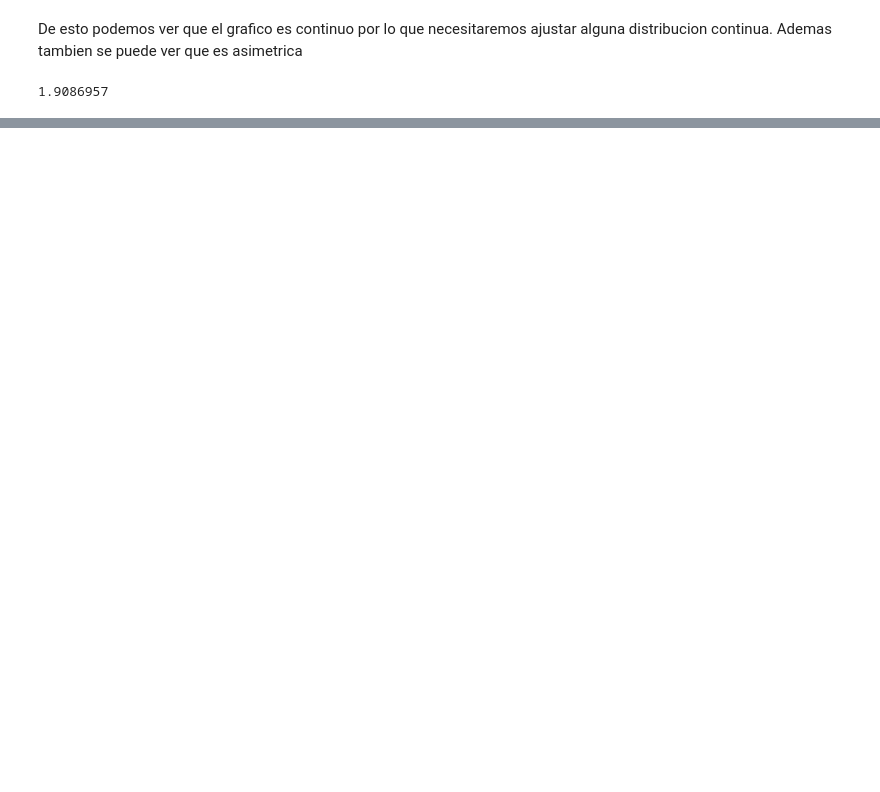
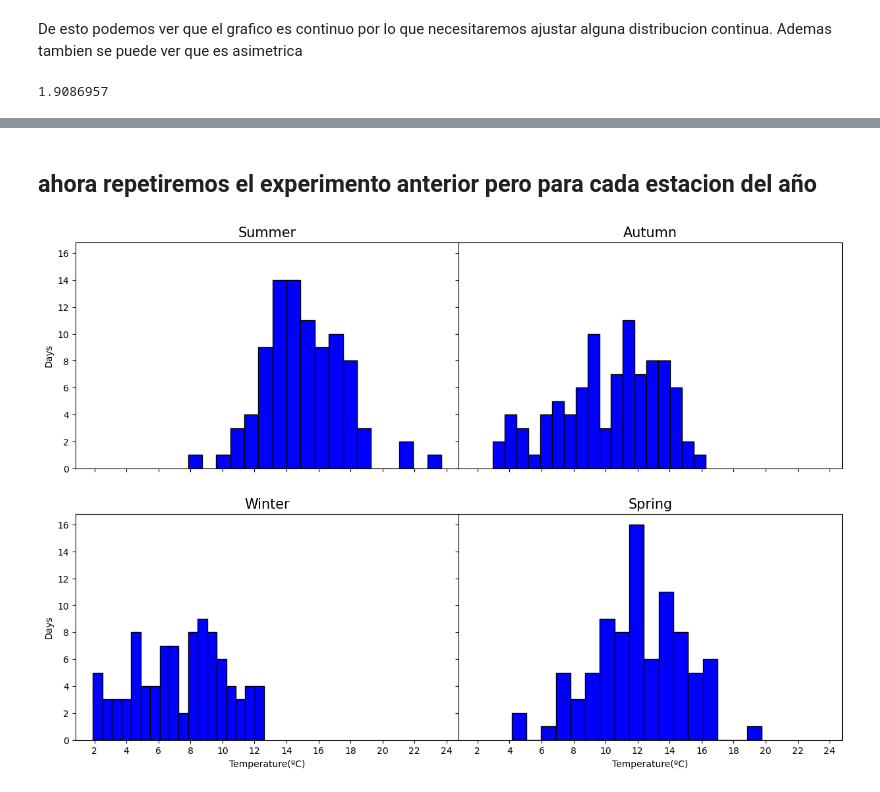
Before and after one commit to Spun1/INFO-274, a Jupyter notebook: lab3/Laboratorio3_2020.ipynb, the cells around one changed output, grey strips where cells are left out. Saved outputs shown, nothing was run; the diff lists cells and outputs as text; code cells hidden in the pictures; blank space fills up the shorter version.

```diff
--- a/lab3/Laboratorio3_2020.ipynb
+++ b/lab3/Laboratorio3_2020.ipynb
@@ -634,0 +652,30 @@ scipy.stats.lognorm.fit(datos1_unit)
+# %% [markdown]
+## ahora repetiremos el experimento anterior pero para cada estacion del año
+# %%
+Summer = temperature.set_index('day').loc['01-01-2019':'03-20-2019'].append(temperature.set_index('day').loc['12-21-2019':'12-31-2019'])
+Autumn = temperature.set_index('day').loc['03-21-2019':'06-20-2019']
+Winter = temperature.set_index('day').loc['06-21-2019':'09-20-2019']
+Spring = temperature.set_index('day').loc['09-21-2019':'12-20-2019']
+#Seasons histograms
+fig, ax = plt.subplots(2, 2,figsize=(15, 10), dpi=100, sharex=True, sharey=True, gridspec_kw={'wspace': 0})
+
+# Make the histogram using matplotlib, bins must be integet
+ax[0,0].hist(Summer['Ts_Valor'], color = 'blue', edgecolor = 'black', bins=(Summer['Ts_Valor'].count()//5))
+ax[0,0].set_title('Summer', fontsize=15)
+ax[0,1].hist(Autumn['Ts_Valor'], color = 'blue', edgecolor = 'black', bins=(Autumn['Ts_Valor'].count()//5))
+ax[0,1].set_title('Autumn', fontsize=15)
+ax[1,0].hist(Winter['Ts_Valor'], color = 'blue', edgecolor = 'black', bins=(Winter['Ts_Valor'].count()//5))
+ax[1,0].set_title('Winter', fontsize=15)
+ax[1,1].hist(Spring['Ts_Valor'], color = 'blue', edgecolor = 'black', bins=(Spring['Ts_Valor'].count()//5))
+ax[1,1].set_title('Spring', fontsize=15)
+
+for a in ax.flat:
+    a.set(xlabel='Temperature(ºC)', ylabel='Days')
+
+for a in ax.flat:
+    a.label_outer()
+
+plt.setp(ax, xticks=range(2, 25, 2), yticks=range(0, 18, 2))
+plt.show()
+# %% [output]
+[figure, added]
```
Also changed, not shown: parts of 38 cells of this notebook.
